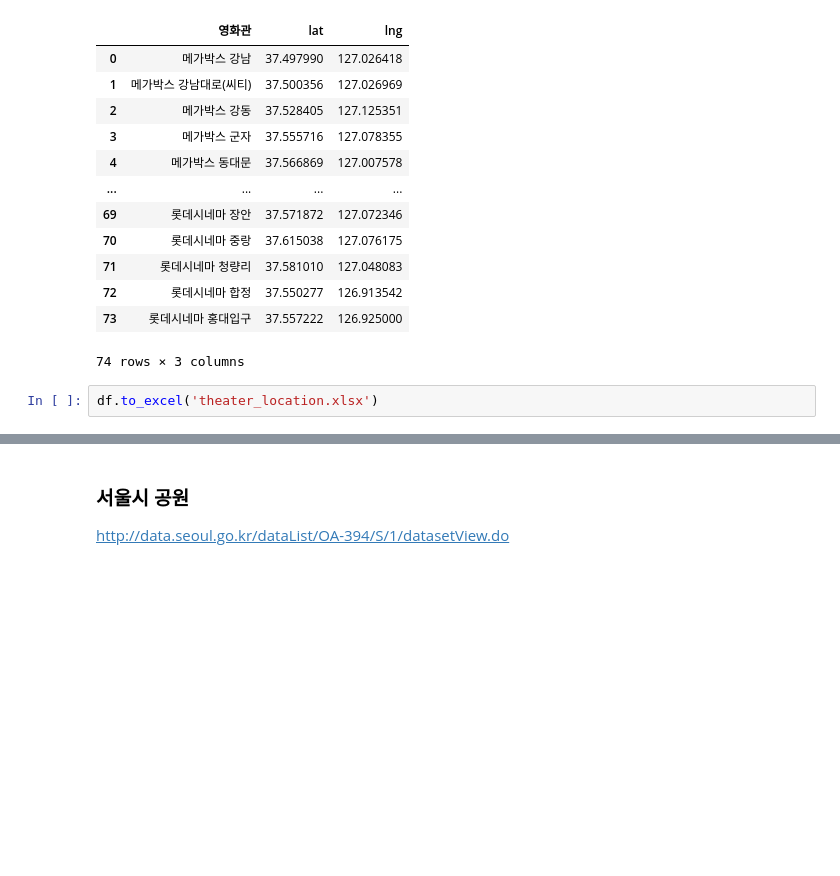
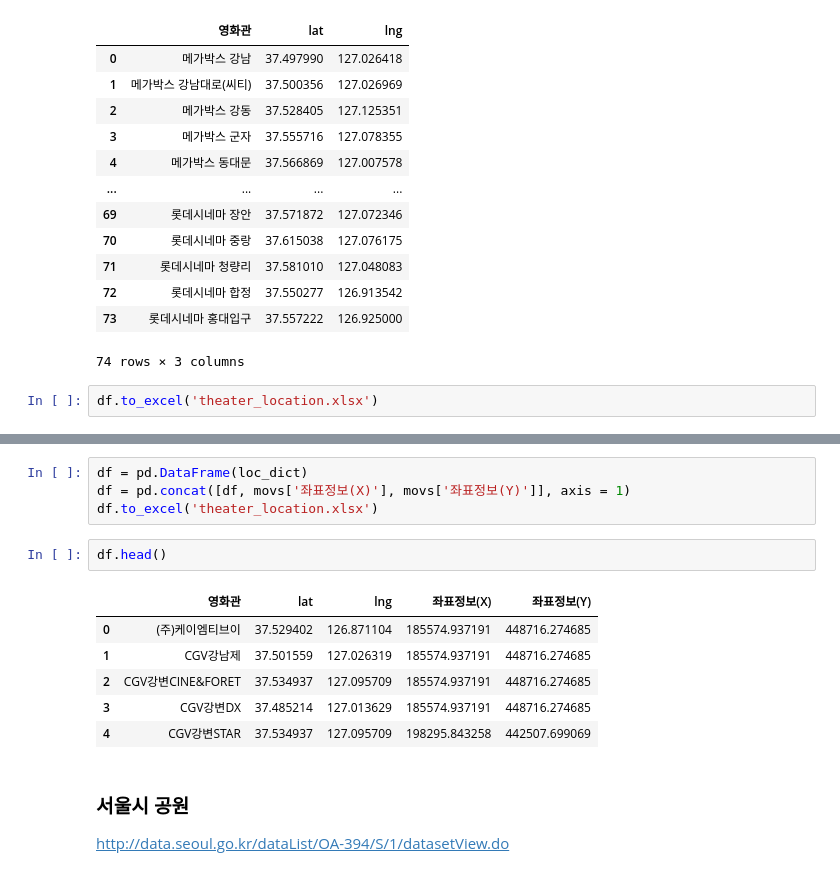
Before and after one commit to ChoiRhee/Crawling, a Jupyter notebook: Geocoding/google map.ipynb, the cells around one changed output, grey strips where cells are left out. Drawn from its saved outputs; the diff is of its cells as text; blank space fills up the shorter version.

```diff
--- a/Geocoding/google map.ipynb
+++ b/Geocoding/google map.ipynb
@@ -100,3 +193,16 @@ df.to_excel('theater_location.xlsx')
+# %%
+df = pd.DataFrame(loc_dict)
+df = pd.concat([df, movs['좌표정보(X)'], movs['좌표정보(Y)']], axis = 1)
+df.to_excel('theater_location.xlsx')
+# %%
+df.head()
+# %% [output]
+|  | 영화관 | lat | lng | 좌표정보(X) | 좌표정보(Y) |
+| 0 | (주)케이엠티브이 | 37.529402 | 126.871104 | 185574.937191 | 448716.274685 |
+| 1 | CGV강남제 | 37.501559 | 127.026319 | 185574.937191 | 448716.274685 |
+| 2 | CGV강변CINE&FORET | 37.534937 | 127.095709 | 185574.937191 | 448716.274685 |
+| 3 | CGV강변DX | 37.485214 | 127.013629 | 185574.937191 | 448716.274685 |
+| 4 | CGV강변STAR | 37.534937 | 127.095709 | 198295.843258 | 442507.699069 |
 # %% [markdown]
 ### 서울시 공원
 http://data.seoul.go.kr/dataList/OA-394/S/1/datasetView.do
```
Also changed, not shown: parts of 28 cells of this notebook, 1 other file.
